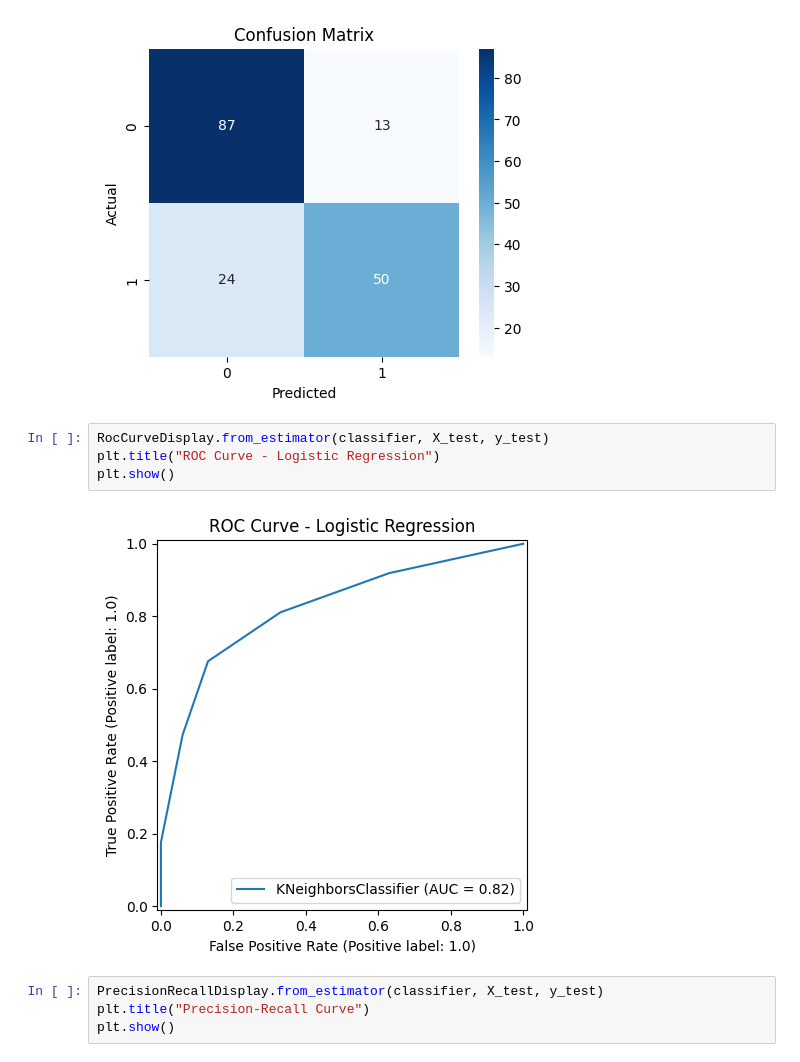
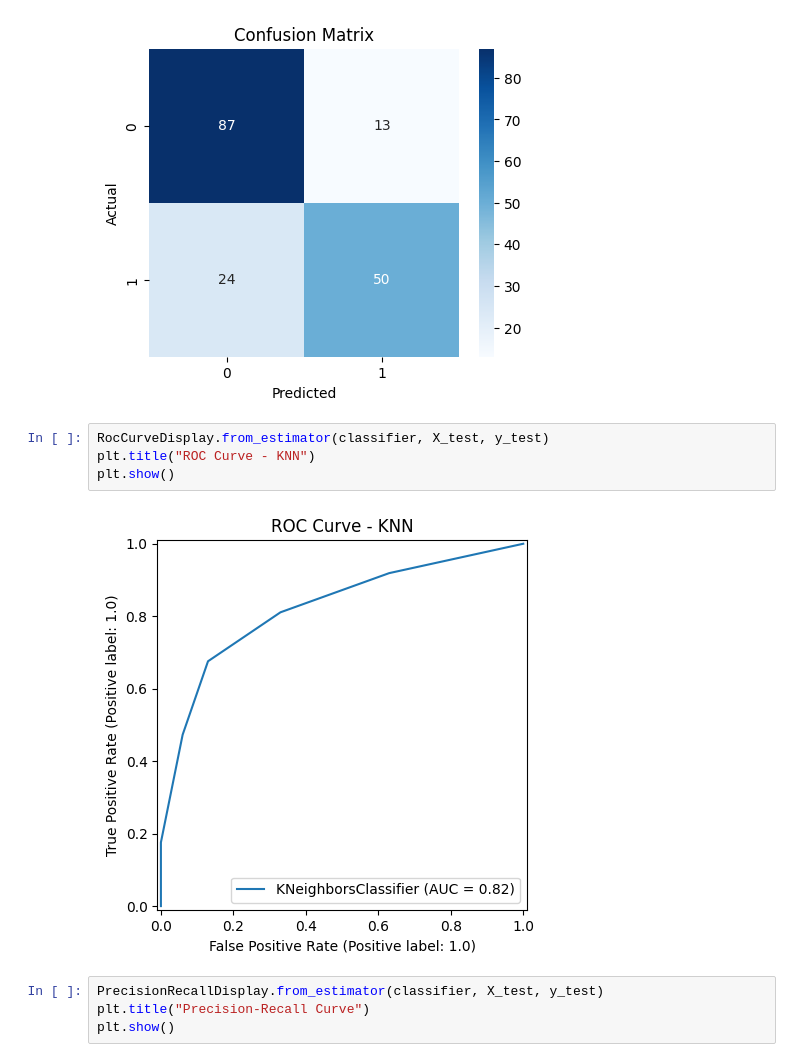
Before and after one commit to Ardalan89/titanic_survival_prediction, a Jupyter notebook: notebooks/knn.ipynb, the cells around one changed output. Drawn from its saved outputs; the diff is of its cells as text.

```diff
--- a/notebooks/knn.ipynb
+++ b/notebooks/knn.ipynb
@@ -109,10 +109,10 @@ plt.show()
 [figure]
 # %%
 RocCurveDisplay.from_estimator(classifier, X_test, y_test)
-plt.title("ROC Curve - Logistic Regression")
+plt.title("ROC Curve - KNN")
 plt.show()
 # %% [output]
-[figure, old version]
+[figure, new version]
 # %%
 PrecisionRecallDisplay.from_estimator(classifier, X_test, y_test)
 plt.title("Precision-Recall Curve")
```
Also changed, not shown: 5 other files.
